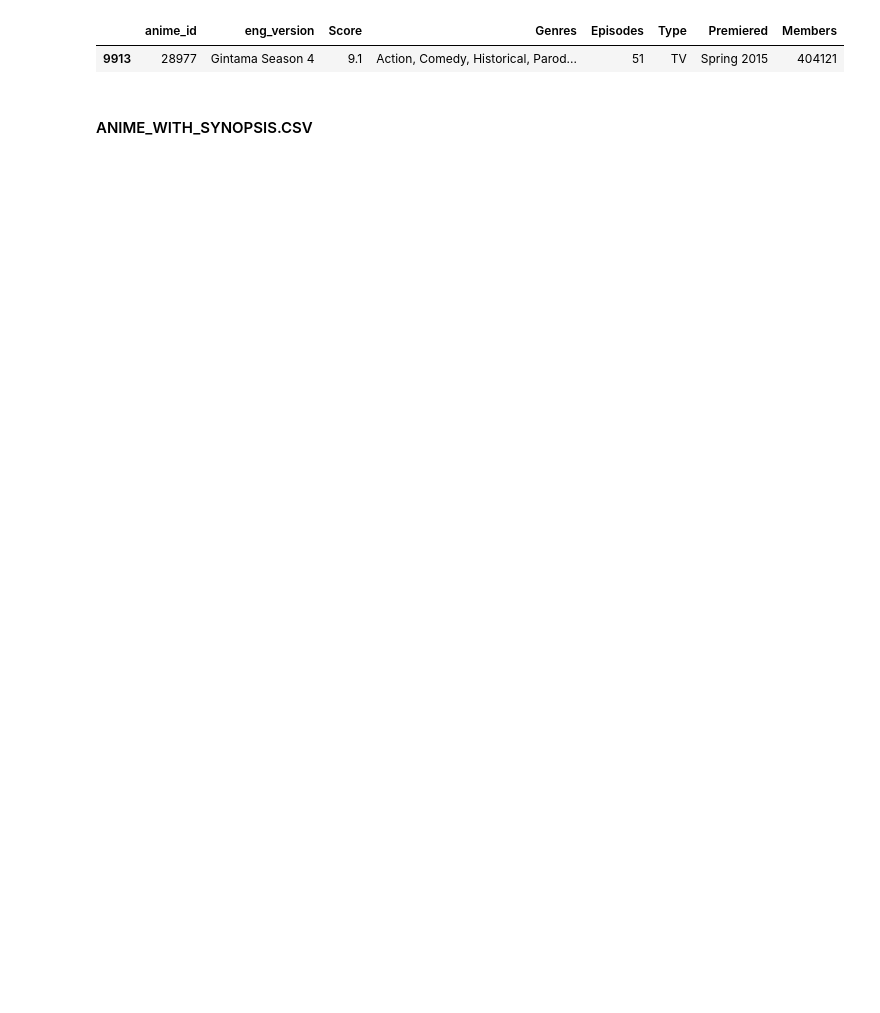
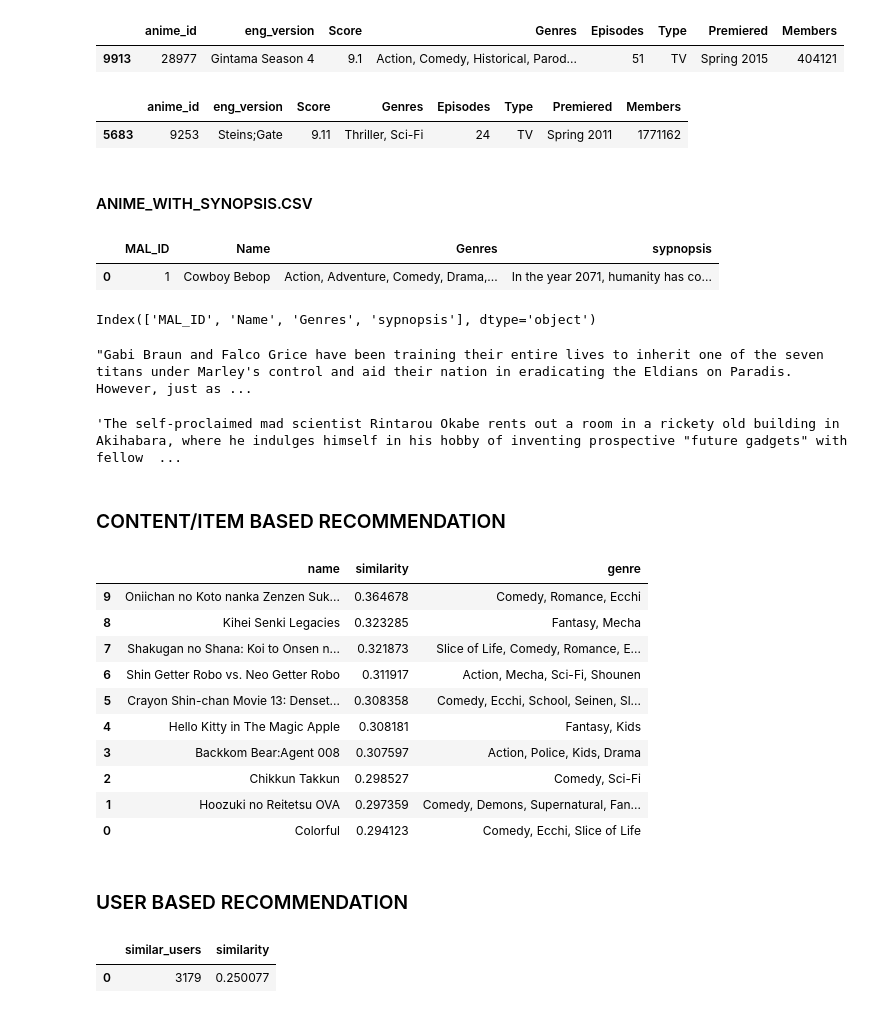
Before and after one commit to Monish-Nallagondalla/Anime_Recommender_hybrid, a Jupyter notebook: notebook/anime.ipynb, the cells around one changed output. Cells and saved outputs as stored; diff of their text form; code cells hidden in the pictures; blank space fills up the shorter version.

Commit message:
user based recommendation

```diff
--- a/notebook/anime.ipynb
+++ b/notebook/anime.ipynb
@@ -309,7 +309,7 @@ df.head()
 def getAnimeFrame(anime,df):
     if isinstance(anime,int):
         return df[df.anime_id == anime]
-    if isinstance(anime,int):
+    if isinstance(anime,str):
         return df[df.eng_version == anime]
 # %%
 getAnimeFrame(28977,df)
@@ -318,5 +318,21 @@ getAnimeFrame(28977,df)
 | 9913 | 28977 | Gintama Season 4 | 9.1 | Action, Comedy, Historical, Parod... | 51 | TV | Spring 2015 | 404121 |
 # %%
 getAnimeFrame("Steins;Gate",df)
+# %% [output]
+|  | anime_id | eng_version | Score | Genres | Episodes | Type | Premiered | Members |
+| 5683 | 9253 | Steins;Gate | 9.11 | Thriller, Sci-Fi | 24 | TV | Spring 2011 | 1771162 |
 # %% [markdown]
 #### ANIME_WITH_SYNOPSIS.CSV
+# %%
+cols = ["MAL_ID","Name","Genres","sypnopsis"]
+# %%
+synopsis_df = pd.read_csv(INPUT_DIR+"/anime_with_synopsis.csv",usecols=cols)
+# %%
+synopsis_df.head(1)
+# %% [output]
+|  | MAL_ID | Name | Genres | sypnopsis |
+| 0 | 1 | Cowboy Bebop | Action, Adventure, Comedy, Drama,... | In the year 2071, humanity has co... |
+# %%
+synopsis_df.columns
+# %% [output]
+Index(['MAL_ID', 'Name', 'Genres', 'sypnopsis'], dtype='object')
@@ -322,0 +345,12 @@ getAnimeFrame("Steins;Gate",df)
+# %%
+getSynopsis(40028,synopsis_df)
+# %% [output]
+"Gabi Braun and Falco Grice have been training their entire lives to inherit one of the seven titans under Marley's control and aid their nation in eradicating the Eldians on Paradis. However, just as ...
+# %%
+getSynopsis("Steins;Gate",synopsis_df)
+# %% [output]
+'The self-proclaimed mad scientist Rintarou Okabe rents out a room in a rickety old building in Akihabara, where he indulges himself in his hobby of inventing prospective "future gadgets" with fellow  ...
+# %% [markdown]
+### CONTENT/ITEM BASED RECOMMENDATION
+# %%
+pd.set_option("max_colwidth",None)
@@ -322,0 +404,23 @@ getAnimeFrame("Steins;Gate",df)
+# %%
+find_similar_animes(
+    "Steins;Gate",
+    anime_weights,
+    anime2anime_encoded,
+    anime2anime_decoded,
+    df,
+    synopsis_df,
+)
+# %% [output]
+|  | name | similarity | genre |
+| 9 | Oniichan no Koto nanka Zenzen Suk... | 0.364678 | Comedy, Romance, Ecchi |
+| 8 | Kihei Senki Legacies | 0.323285 | Fantasy, Mecha |
+| 7 | Shakugan no Shana: Koi to Onsen n... | 0.321873 | Slice of Life, Comedy, Romance, E... |
+| 6 | Shin Getter Robo vs. Neo Getter Robo | 0.311917 | Action, Mecha, Sci-Fi, Shounen |
+| 5 | Crayon Shin-chan Movie 13: Denset... | 0.308358 | Comedy, Ecchi, School, Seinen, Sl... |
+| 4 | Hello Kitty in The Magic Apple | 0.308181 | Fantasy, Kids |
+| 3 | Backkom Bear:Agent 008 | 0.307597 | Action, Police, Kids, Drama |
+| 2 | Chikkun Takkun | 0.298527 | Comedy, Sci-Fi |
+| 1 | Hoozuki no Reitetsu OVA | 0.297359 | Comedy, Demons, Supernatural, Fan... |
+| 0 | Colorful | 0.294123 | Comedy, Ecchi, Slice of Life |
+# %% [markdown]
+### USER BASED RECOMMENDATION
@@ -322,0 +467,5 @@ getAnimeFrame("Steins;Gate",df)
+# %%
+find_similar_users(int(11880),user_weights,user2user_encoded,user2user_decoded)
+# %% [output]
+|  | similar_users | similarity |
+| 0 | 3179 | 0.250077 |
```
Also changed, not shown: parts of 11 cells of this notebook, 1 other file.
